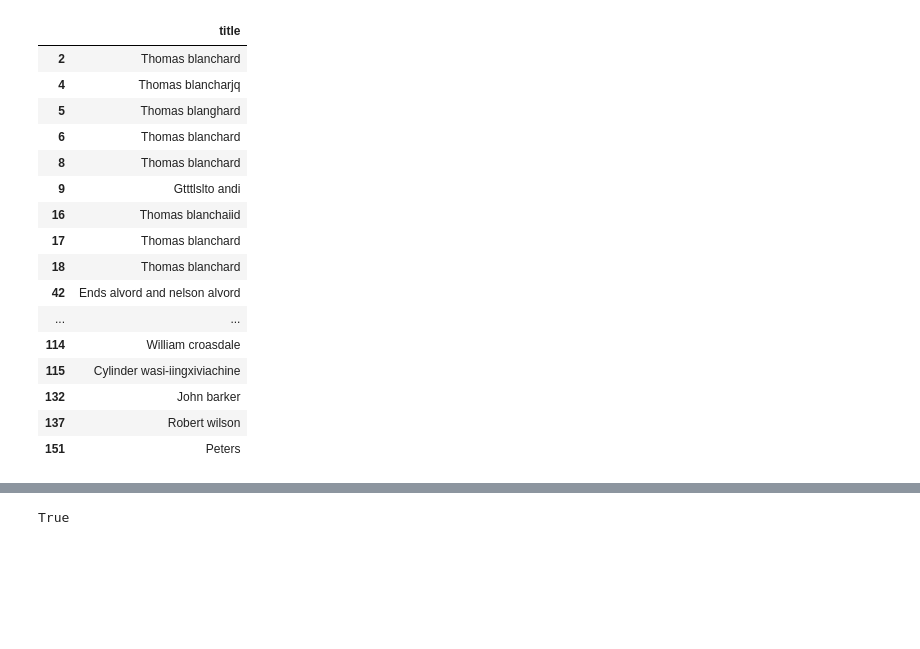
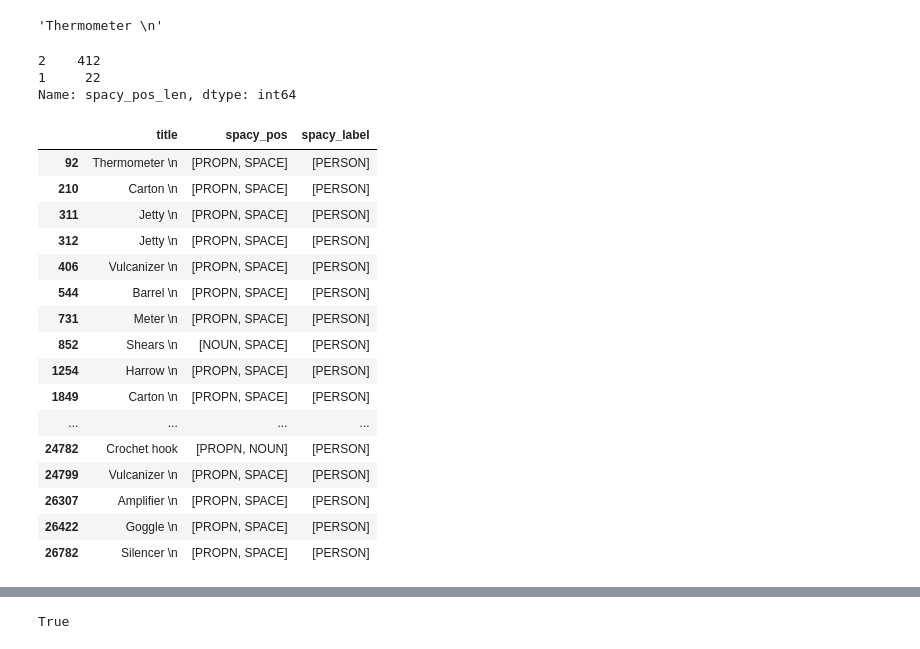
Before and after one commit to harish3110/patent_scraping, a Jupyter notebook: nbs/EDA.ipynb, the cells around one changed output, grey strips where cells are left out. Saved outputs shown, nothing was run; the diff lists cells and outputs as text; code cells hidden in the pictures; blank space fills up the shorter version.

Commit message:
Removed the SPACE POS in spacy_pos

```diff
--- a/nbs/EDA.ipynb
+++ b/nbs/EDA.ipynb
@@ -27,21 +27,2 @@ len(df)
 # %%
-df_inventor = df[df['is_person_spacy'] == 1]
-df_inventor[['title']].head(20)
+df_inventor = df[(df['is_person_spacy'] == 1)&(df['spacy_pos_len'] <= 2)]
-# %% [output]
-|  | title |
-| 2 | Thomas blanchard |
-| 4 | Thomas blancharjq |
-| 5 | Thomas blanghard |
-| 6 | Thomas blanchard |
-| 8 | Thomas blanchard |
-| 9 | Gtttlslto andi |
-| 16 | Thomas blanchaiid |
-| 17 | Thomas blanchard |
-| 18 | Thomas blanchard |
-| 42 | Ends alvord and nelson alvord |
-| ... | ... |
-| 114 | William croasdale |
-| 115 | Cylinder wasi-iingxiviachine |
-| 132 | John barker |
-| 137 | Robert wilson |
-| 151 | Peters |
@@ -47,0 +34,31 @@ df_inventor[['title']].head(20)
+# %%
+a = 'Thermometer \n'
+a
+# %% [output]
+'Thermometer \n'
+# %%
+df_inventor['spacy_pos_len'].value_counts()
+# %% [output]
+2    412
+1     22
+Name: spacy_pos_len, dtype: int64
+# %%
+df_inventor[['title', 'spacy_pos', 'spacy_label']].head(100)
+# %% [output]
+|  | title | spacy_pos | spacy_label |
+| 92 | Thermometer \n | [PROPN, SPACE] | [PERSON] |
+| 210 | Carton \n | [PROPN, SPACE] | [PERSON] |
+| 311 | Jetty \n | [PROPN, SPACE] | [PERSON] |
+| 312 | Jetty \n | [PROPN, SPACE] | [PERSON] |
+| 406 | Vulcanizer \n | [PROPN, SPACE] | [PERSON] |
+| 544 | Barrel \n | [PROPN, SPACE] | [PERSON] |
+| 731 | Meter \n | [PROPN, SPACE] | [PERSON] |
+| 852 | Shears \n | [NOUN, SPACE] | [PERSON] |
+| 1254 | Harrow \n | [PROPN, SPACE] | [PERSON] |
+| 1849 | Carton \n | [PROPN, SPACE] | [PERSON] |
+| ... | ... | ... | ... |
+| 24782 | Crochet hook | [PROPN, NOUN] | [PERSON] |
+| 24799 | Vulcanizer \n | [PROPN, SPACE] | [PERSON] |
+| 26307 | Amplifier \n | [PROPN, SPACE] | [PERSON] |
+| 26422 | Goggle \n | [PROPN, SPACE] | [PERSON] |
+| 26782 | Silencer \n | [PROPN, SPACE] | [PERSON] |
```
Also changed, not shown: parts of 21 cells of this notebook, 1 other file.
